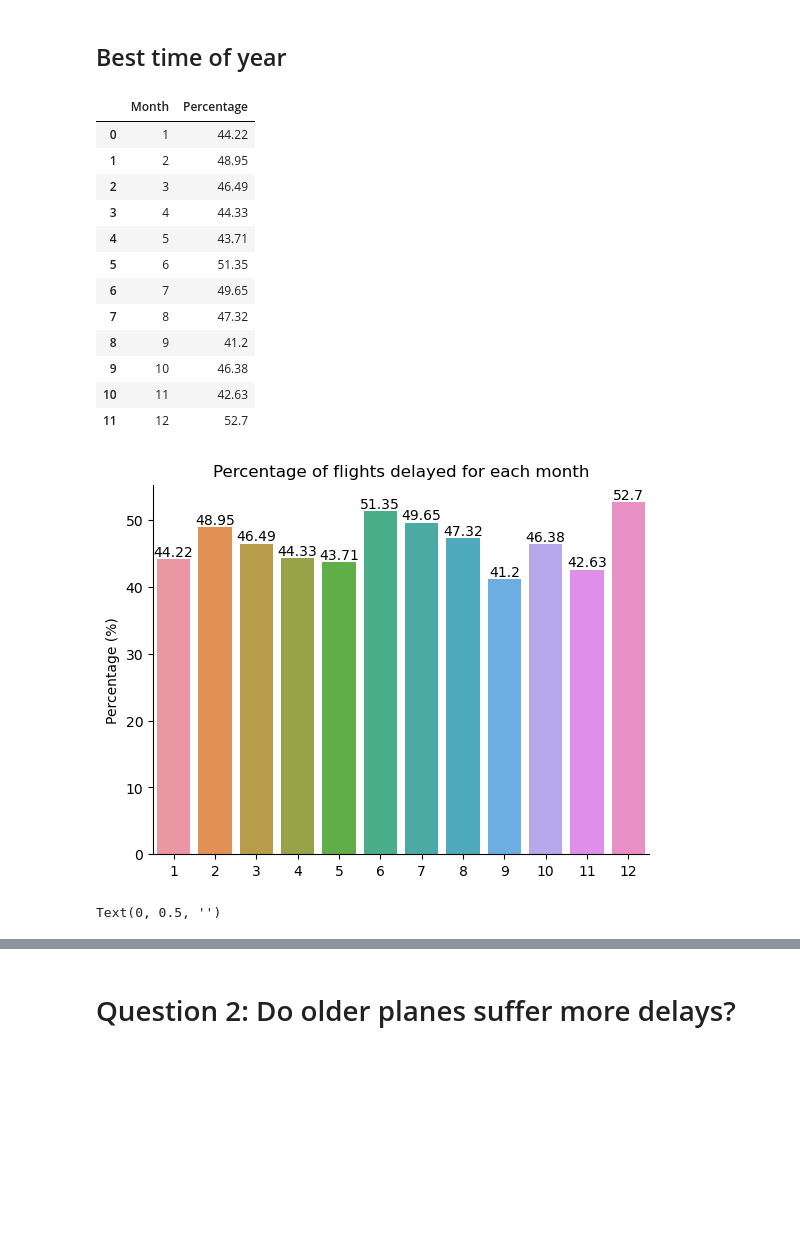
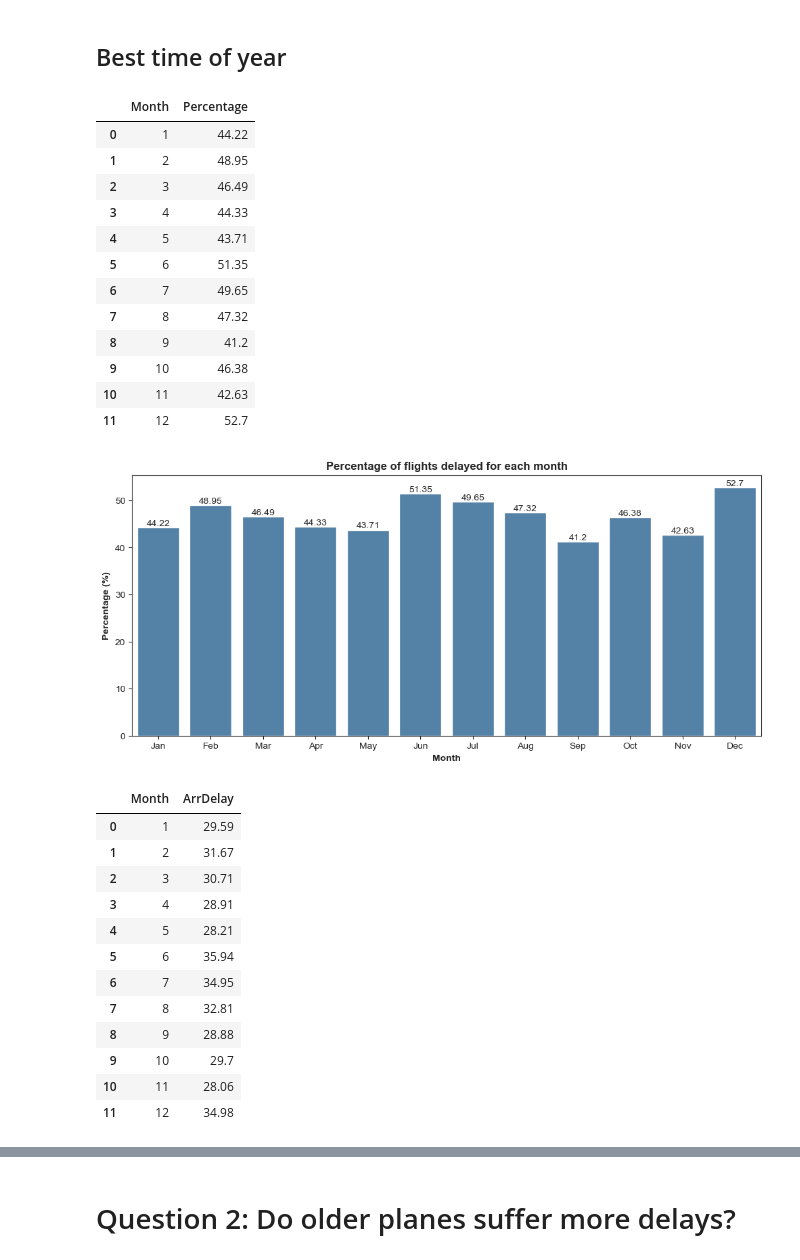
Before and after one commit to zxloo002/st2195cw, a Jupyter notebook: ZhiXian_Python.ipynb, the cells around one changed output, grey strips where cells are left out. Cells and saved outputs as stored; diff of their text form; code cells hidden in the pictures; blank space fills up the shorter version.

```diff
--- a/ZhiXian_Python.ipynb
+++ b/ZhiXian_Python.ipynb
@@ -21,6 +21,7 @@ from sklearn.compose import ColumnTransformer
 
 #change to display all columns
 pd.set_option('display.max_columns', None)
+sns.set_style("ticks")
 # %% [markdown]
 # Load the data from the CSV files
 # %% [markdown]
@@ -180,41 +197,61 @@ Text(0, 0.5, '')
 # %%
 #Percentage of delayed flights for each month
 mpercent = flight.groupby('Month').ADelay.mean().reset_index()
 mpercent['Percentage'] = (mpercent['ADelay'] * 100).round(2)
 mpercent.drop(['ADelay'], axis= 1, inplace= True)
 display(mpercent)
 
-ax = sns.barplot(x= 'Month', y = 'Percentage', data=mpercent)
-sns.despine()
+fig, ax = plt.subplots(figsize = (12,5))
+ax = sns.barplot(x= 'Month', y = 'Percentage', data=mpercent, color= 'steelblue')
 ax.bar_label(ax.containers[0])
-plt.xlabel("")
-plt.ylabel("Percentage (%)")
-plt.xticks(rotation= 45, ha= 'right')
-plt.title("Percentage of flights delayed for each month")
+plt.xlabel("Month", fontweight='bold')
+plt.ylabel("Percentage (%)", fontweight='bold')
+positions = (0, 1, 2, 3, 4, 5, 6, 7, 8, 9, 10, 11)
+labels = ("Jan", "Feb", "Mar", "Apr", "May", "Jun", "Jul","Aug", "Sep", "Oct", "Nov", "Dec")
+plt.xticks(positions, labels)
+plt.title("Percentage of flights delayed for each month", fontweight='bold')
 plt.show()
 
 #Average delay duration per interval
 avg_delay = arrival_delay.groupby('Month').ArrDelay.mean().reset_index()
 avg_delay['ArrDelay'] = avg_delay['ArrDelay'].round(2)
-ax = sns.barplot(y= 'Month', x = 'ArrDelay', data=avg_delay, orient= 'h')
+display(avg_delay)
+
+fig, ax = plt.subplots(figsize = (10,5))
+ax = sns.barplot(y= 'Month', x = 'ArrDelay', data=avg_delay, orient= 'h', color='lightblue')
 sns.despine()
 ax.bar_label(ax.containers[0])
-plt.title("Average Delay Duration for each Month")
-plt.xlabel("Average delay duration (Minutes)")
-plt.ylabel('')
+plt.title("Average Delay Duration for each Month", fontweight='bold')
+plt.xlabel("Average delay duration (Minutes)", fontweight='bold')
+plt.ylabel('Month', fontweight='bold')
+positions = (0, 1, 2, 3, 4, 5, 6, 7, 8, 9, 10, 11)
+labels = ("Jan", "Feb", "Mar", "Apr", "May", "Jun", "Jul","Aug", "Sep", "Oct", "Nov", "Dec")
+plt.yticks(positions, labels);
 # %% [output]
 |  | Month | Percentage |
 | 0 | 1 | 44.22 |
 | 1 | 2 | 48.95 |
 | 2 | 3 | 46.49 |
 | 3 | 4 | 44.33 |
 | 4 | 5 | 43.71 |
 | 5 | 6 | 51.35 |
 | 6 | 7 | 49.65 |
 | 7 | 8 | 47.32 |
 | 8 | 9 | 41.2 |
 | 9 | 10 | 46.38 |
 | 10 | 11 | 42.63 |
 | 11 | 12 | 52.7 |
-[figure, old version]
+[figure, new version]
-Text(0, 0.5, '')
+|  | Month | ArrDelay |
+| 0 | 1 | 29.59 |
+| 1 | 2 | 31.67 |
+| 2 | 3 | 30.71 |
+| 3 | 4 | 28.91 |
+| 4 | 5 | 28.21 |
+| 5 | 6 | 35.94 |
+| 6 | 7 | 34.95 |
+| 7 | 8 | 32.81 |
+| 8 | 9 | 28.88 |
+| 9 | 10 | 29.7 |
+| 10 | 11 | 28.06 |
+| 11 | 12 | 34.98 |
```
Also changed, not shown: parts of 27 cells of this notebook.
